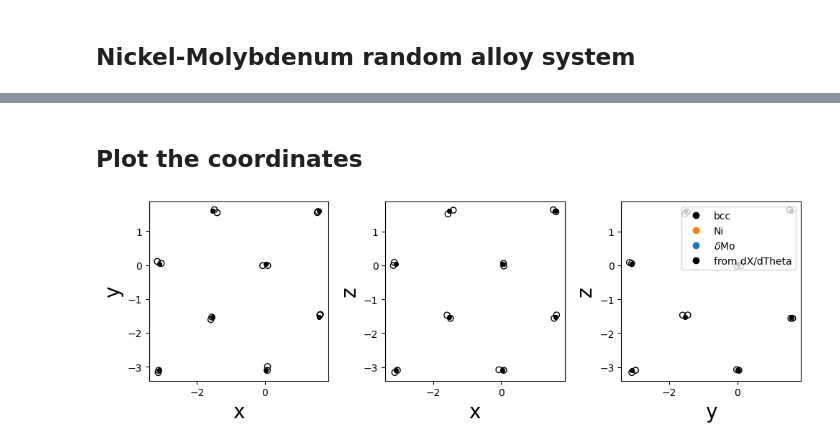
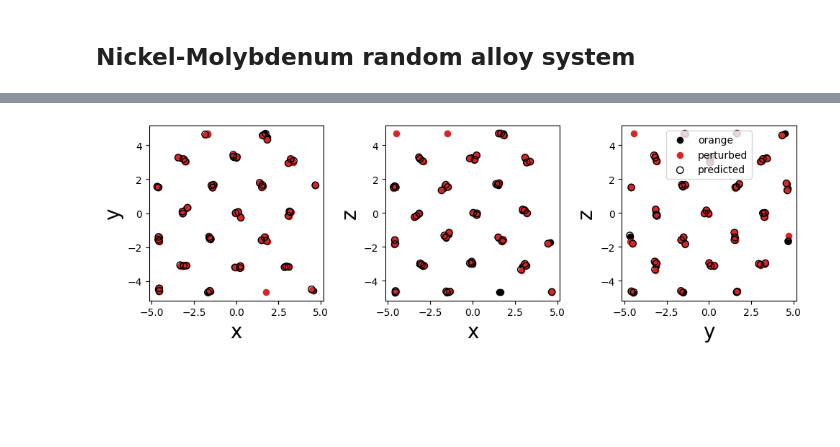
Before and after one commit to marseille-matmol/LammpsImplicitDerivative, a Jupyter notebook: examples/HEA_one_shot.ipynb, the cells around one changed output, grey strips where cells are left out. Drawn from its saved outputs; the diff is of its cells as text; code cells hidden in the pictures; blank space fills up the shorter version.

```diff
--- a/examples/HEA_one_shot.ipynb
+++ b/examples/HEA_one_shot.ipynb
@@ -222,17 +149,36 @@ Number of atoms: 16, largest force value: 2.257e-09, force norm: 5.999e-09
-# %% [markdown]
-## Plot the coordinates
+# %%
+# Compute the implicit derivative with respect to Mo parameters
+dX_dTheta = bcc_alloy_Ni_Mo.implicit_derivative(method='inverse')
+# %%
+Theta_Mo_pert = bcc_alloy_Ni_Mo_pert.pot.Theta_dict['Mo']['Theta'].copy()
+Theta_Mo = bcc_alloy_Ni_Mo.pot.Theta_dict['Mo']['Theta'].copy()
+
+dTheta = Theta_Mo_pert - Theta_Mo
+# %%
+# Predicted coordinate perturbation
+
+dX_pred = dTheta @ dX_dTheta
+
+X_pred = bcc_alloy_Ni_Mo.minimum_image(bcc_alloy_Ni_Mo.X_coord + dX_pred)
+# %%
+# True change
+
+X_true = bcc_alloy_Ni_Mo_pert.X_coord.copy()
+dX_true = bcc_alloy_Ni_Mo.minimum_image(X_true - bcc_alloy_Ni_Mo.X_coord)
 # %%
+# Plot the coordinates
+specie_color = {1: 'tab:orange', 2: 'tab:blue'}
+specie_colors = [specie_color[s] for s in bcc_alloy_Ni_Mo.species]
 
-# Plot the perturbed structure
+color_list = ['black','tab:orange', 'tab:blue', 'black']
+label_list = ['original', 'Ni', '$\delta$Mo', 'from dX/dTheta']
+
 fig, axes = plt.subplots(1, 3, figsize=(10, 5))
-color_list = ['black','tab:orange', 'tab:blue', 'black']
-label_list = ['bcc', 'Ni', '$\delta$Mo', 'from dX/dTheta']
-plot_tools.plot_coords(axes, bcc_Ni.X_coord.reshape(-1, 3), c=color_list[0], s=15)
-#plot_tools.plot_coords(axes, bcc_alloy_Ni_delta_Mo.X_coord.reshape(-1, 3), c=specie_colors, s=35)
-plot_tools.plot_coords(axes, X_pred.reshape(-1, 3), facecolors='none', s=35, edgecolors='black')
 
-plot_tools.setup_color_legend(axes[2], color_list, label_list, loc='upper right')
+plot_tools.plot_coords(axes, bcc_alloy_Ni_Mo.X_coord.reshape(-1, 3), c='black', s=35, label='orange')
+plot_tools.plot_coords(axes, X_true.reshape(-1, 3), c='tab:red', s=35, label='perturbed')
+plot_tools.plot_coords(axes, X_pred.reshape(-1, 3), s=45, label='predicted', facecolors='none', edgecolors='black', marker='o')
 plt.tight_layout()
 plt.show()
 # %% [output]
-[figure, old version]
+[figure, new version]
```
Also changed, not shown: parts of 27 cells of this notebook, 7 other files.
